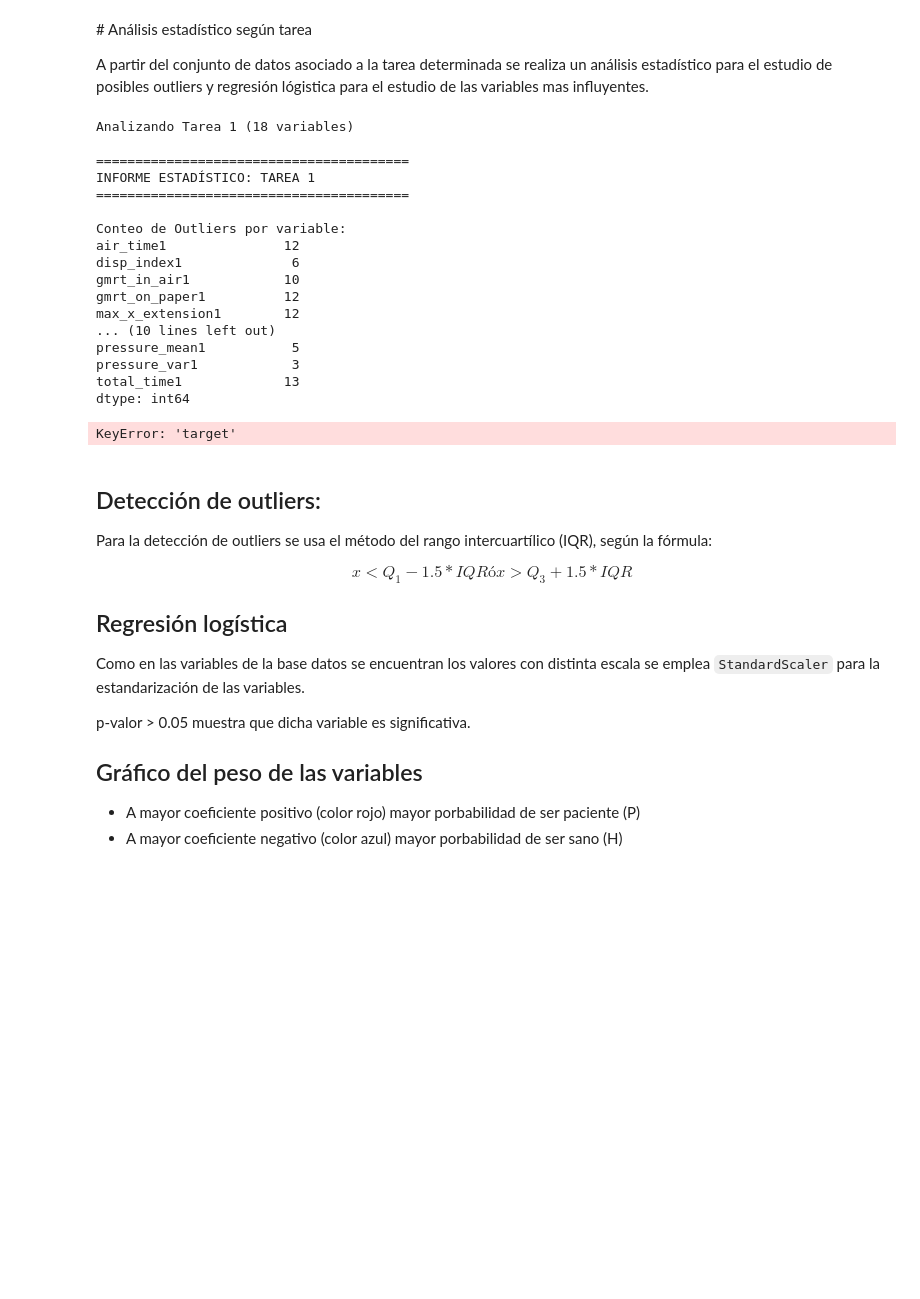
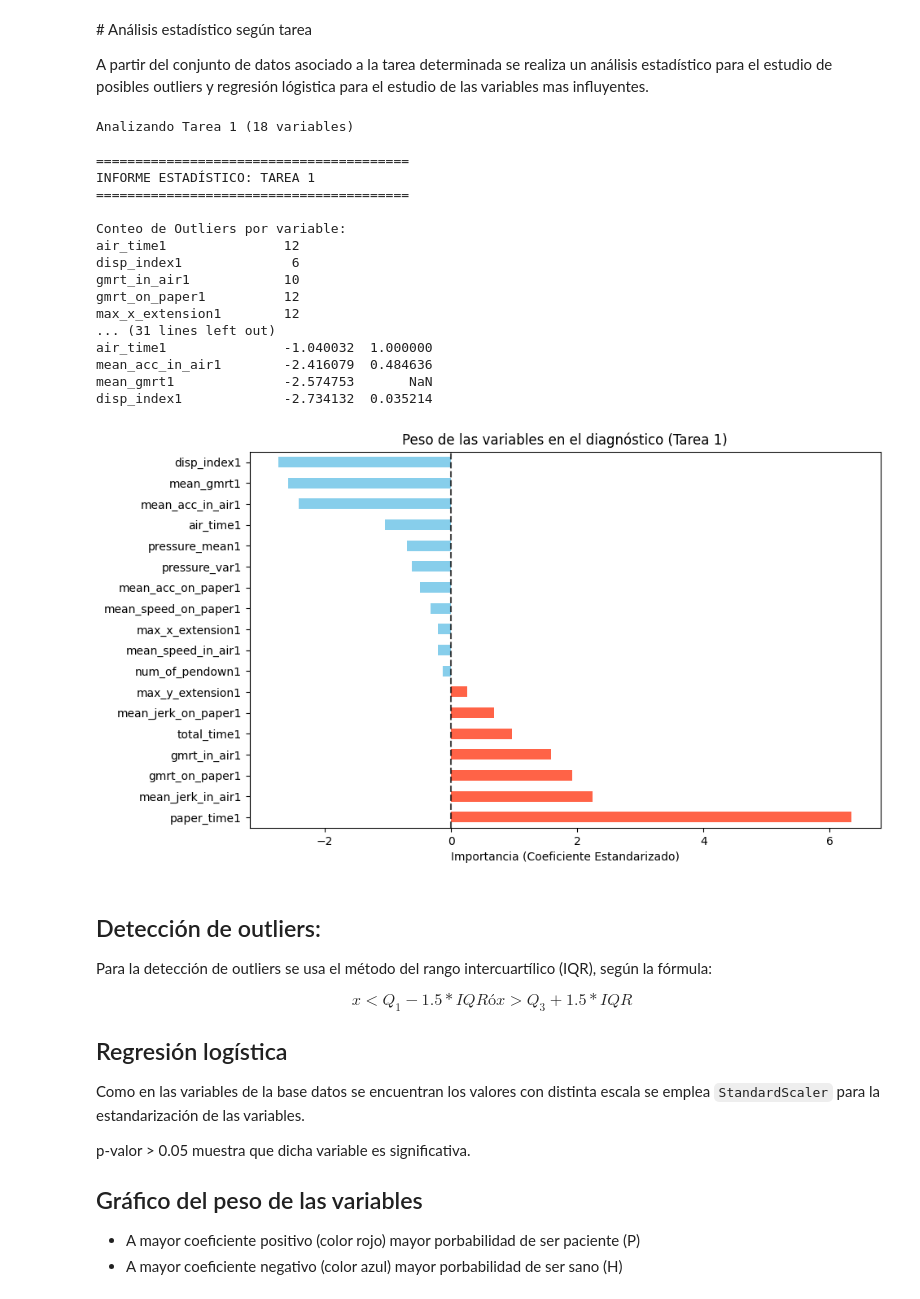
Before and after one commit to joserdeg/pruebas_tfm, a Jupyter notebook: darwin/darwin_exp1.ipynb, the cells around one changed output. Drawn from its saved outputs; the diff is of its cells as text; code cells hidden in the pictures; blank space fills up the shorter version.

Commit message:
correccion target

```diff
--- a/darwin/darwin_exp1.ipynb
+++ b/darwin/darwin_exp1.ipynb
@@ -204,6 +204,8 @@ def analizar_tarea2(df, num_tarea): # función analizar_tarea
 
     # Crear un subset con las variables de la tarea + la clase
     df_tarea = df[cols_tarea + ['class']].copy()
+    # Mapeo numérico para cálculos: P (Paciente) = 1, H (Sano) = 0
+    df_tarea['target'] = df_tarea['class'].map({'P': 1, 'H': 0})
 
     print(f"\n{'='*40}") # = *40
     print(f"INFORME ESTADÍSTICO: TAREA {num_tarea}") # título
@@ -237,7 +239,7 @@ def analizar_tarea2(df, num_tarea): # función analizar_tarea
     #plt.title(f'Matriz de Correlación - Tarea {num_tarea}')
     #plt.show()
 
-    # 4. REGRESIÓN LOGÍSTICA
+    # REGRESIÓN LOGÍSTICA
     X = df_tarea[cols_tarea] # se seleccionan las cols con las variables
     y = df_tarea['target'] # se selecciona la variable clase (objetivo)
 
@@ -262,39 +264,39 @@ def analizar_tarea2(df, num_tarea): # función analizar_tarea
 
         # Rojo para coeficientes +, azul -
         colores = ['tomato' if c > 0 else 'skyblue' for c in influencia['Coeficiente']]
 
         # Gráfico de barras horizontales con los coeficientes
         influencia['Coeficiente'].plot(kind='barh', color=colores)
         plt.axvline(0, color='black', linestyle='--', alpha=0.7) # línea vertical en 0
         plt.title(f'Peso de las variables en el diagnóstico (Tarea {num_tarea})')
         plt.xlabel('Importancia (Coeficiente Estandarizado)') # etiqueta eje X
         plt.show() # se muestra el gráfico
 
     except Exception as e: # se impirme el mensaje cuando la regresión falla
         print(f"\nNo se pudo completar la regresión: {e}")
         print("Estudiar si las variables están demasiado correlacionadas (multicolinealidad).")
 
 # Uso:
 analizar_tarea2(df, 1)
 # %% [output]
 Analizando Tarea 1 (18 variables)
 
 ========================================
 INFORME ESTADÍSTICO: TAREA 1
 ========================================
 
 Conteo de Outliers por variable:
 air_time1               12
 disp_index1              6
 gmrt_in_air1            10
 gmrt_on_paper1          12
 max_x_extension1        12
-... (10 lines left out)
-pressure_mean1           5
-pressure_var1            3
-total_time1             13
-dtype: int64
+... (31 lines left out)
+air_time1               -1.040032  1.000000
+mean_acc_in_air1        -2.416079  0.484636
+mean_gmrt1              -2.574753       NaN
+disp_index1             -2.734132  0.035214
-KeyError: 'target'
+[figure, added]
 # %% [markdown]
 ## Detección de outliers:
 
```
Also changed, not shown: parts of 1 cell of this notebook.
